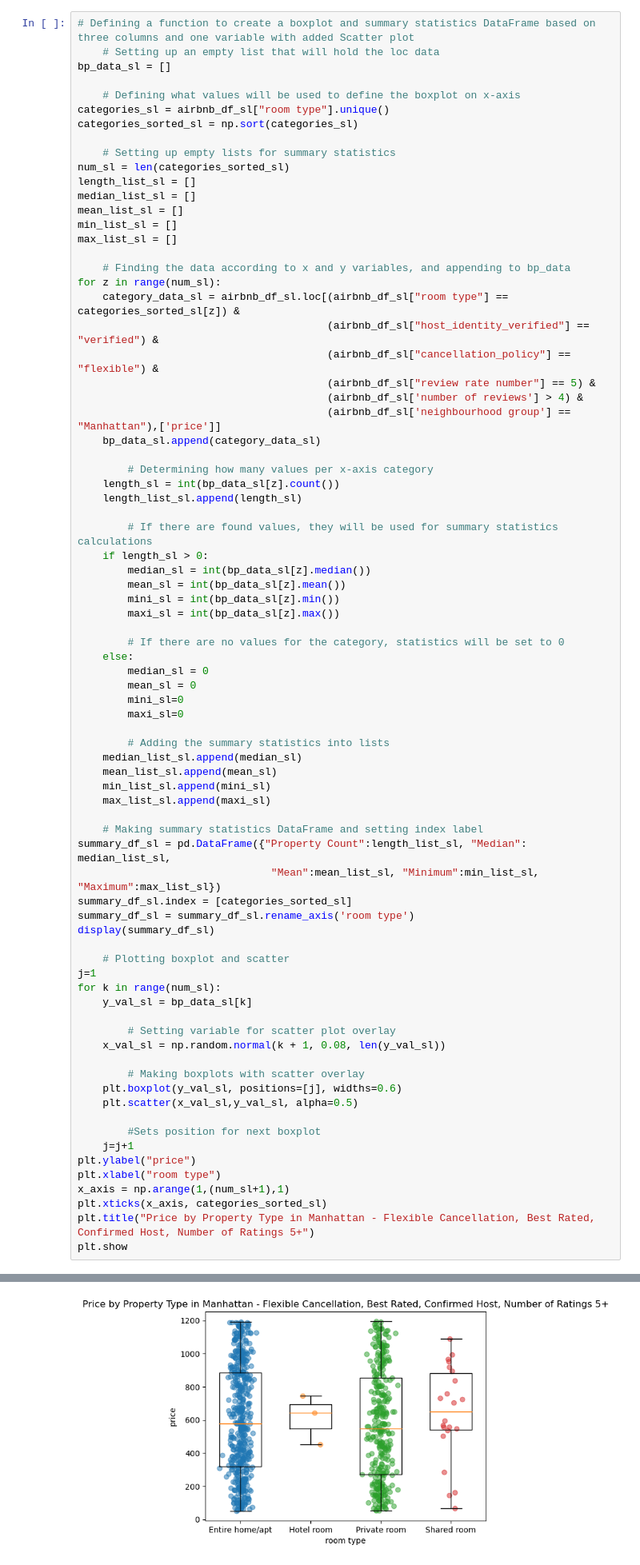
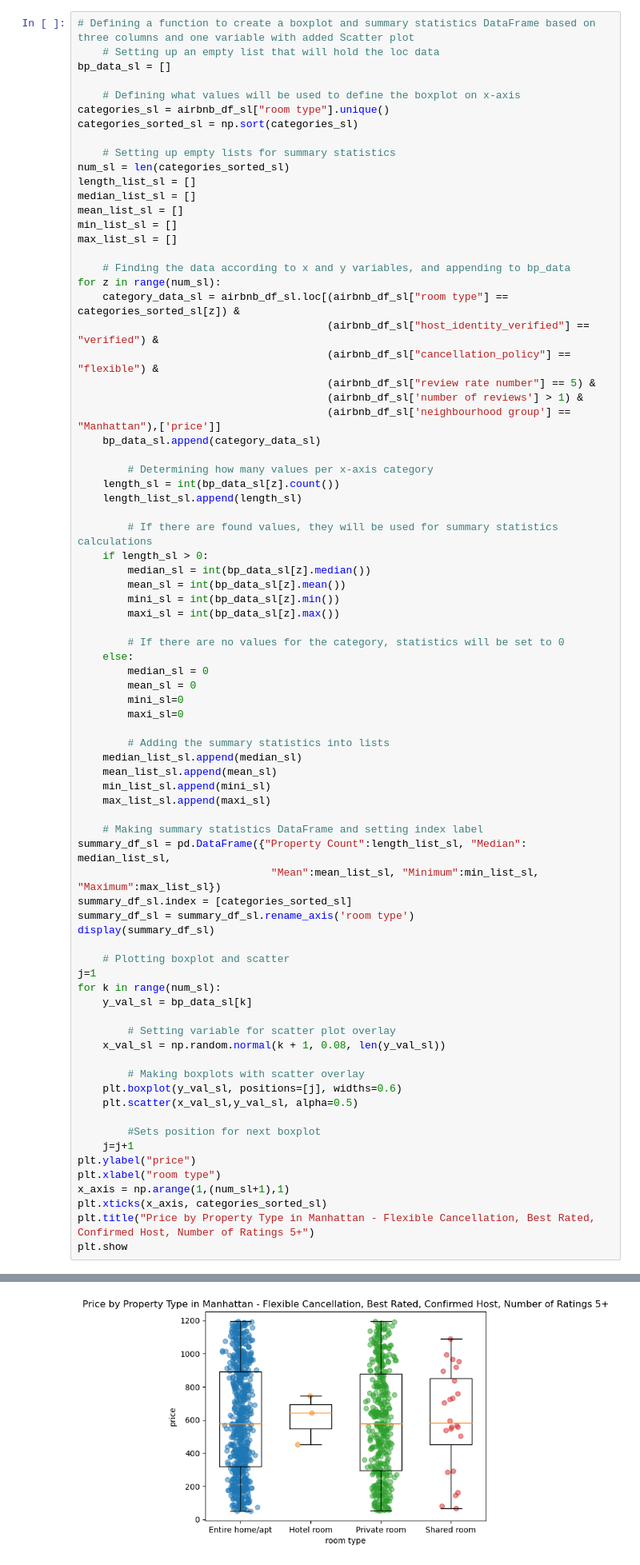
Before and after one commit to stephanielabelle/Project_1_Team6, a Jupyter notebook: steph_price_and_population_overview.ipynb, the cells around one changed output, grey strips where cells are left out. Shown at 80% size. Drawn from its saved outputs; the diff is of its cells as text.

Commit message:
added new figure

```diff
--- a/steph_price_and_population_overview.ipynb
+++ b/steph_price_and_population_overview.ipynb
@@ -573,7 +573,7 @@ for z in range(num_sl):
                                         (airbnb_df_sl["host_identity_verified"] == "verified") &
                                         (airbnb_df_sl["cancellation_policy"] == "flexible") &
                                         (airbnb_df_sl["review rate number"] == 5) &
-                                        (airbnb_df_sl['number of reviews'] > 4) &
+                                        (airbnb_df_sl['number of reviews'] > 1) &
                                         (airbnb_df_sl['neighbourhood group'] == "Manhattan"),['price']]
     bp_data_sl.append(category_data_sl)
 
@@ -638,2 +638,2 @@ plt.show
 <function matplotlib.pyplot.show(close=None, block=None)>
-[figure, old version]
+[figure, new version]
```
Also changed, not shown: parts of 6 cells of this notebook.
